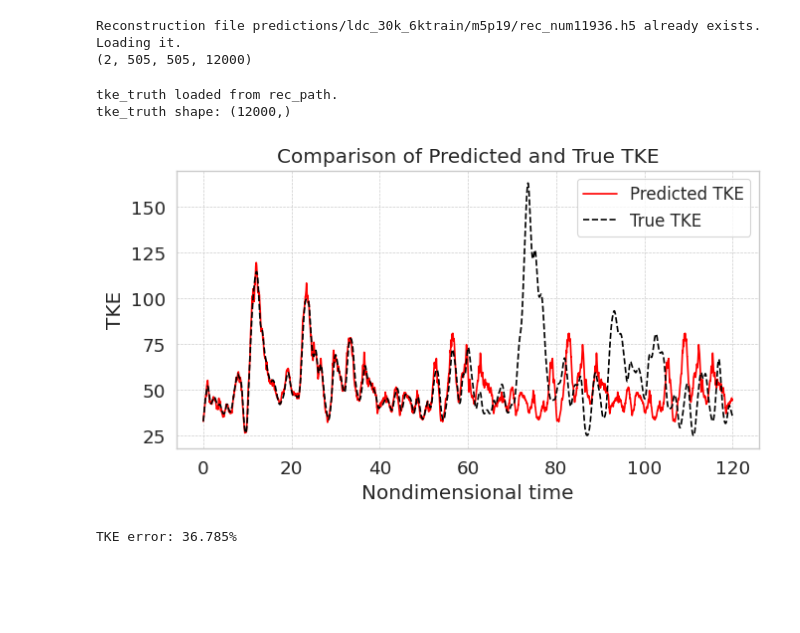
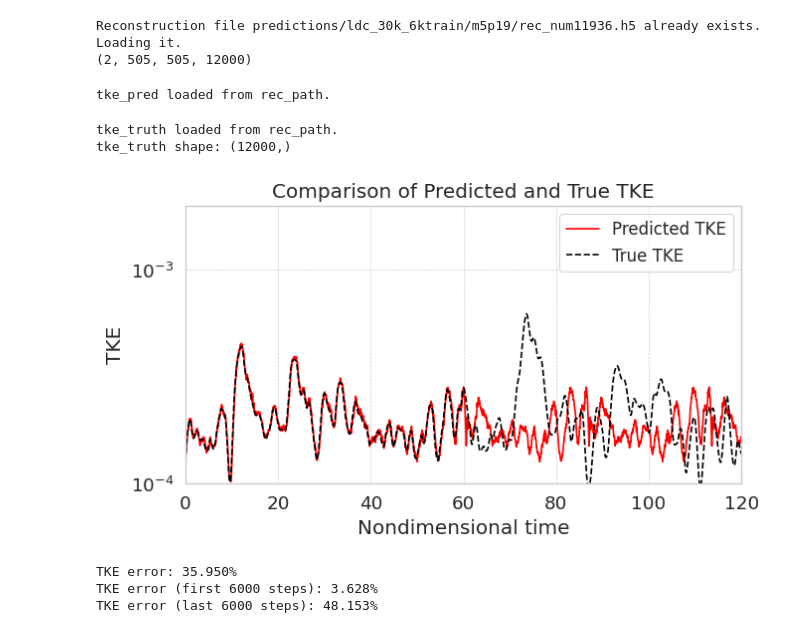
Before and after one commit to morton311/OSC_LDC_ML, a Jupyter notebook: pred_analysis.ipynb, the cells around one changed output. Cells and saved outputs as stored; diff of their text form; code cells hidden in the pictures; blank space fills up the shorter version.

```diff
--- a/pred_analysis.ipynb
+++ b/pred_analysis.ipynb
@@ -28,6 +28,10 @@ from lib.eval import * # Imports analysis functions
 from lib.transformer import TransformerEncoderModel, make_Sequence, train_model, normalize_data, denormalize_data, predict
 # %% [output]
 Using device: cuda
+# %%
+overwrite_tke = False
+overwrite_rms = True
+overwrite_rec = False
 # %%
 # Load the combined configuration file
 config_path = "configs/config.json"
@@ -110,3 +114,19 @@ with h5py.File(data_path, 'r') as f:
 # %%
 with open(latent_config_file, 'rb') as f:
         config = pickle.load(f)
+# %%
+train_results_path = os.path.join(model_dir, 'results.pkl')
+if os.path.exists(train_results_path):
+    with open(train_results_path, 'rb') as f:
+        train_results = pickle.load(f)
+        plt.figure(figsize=(6,4))
+        plt.plot(train_results["train_losses"], label='Training Loss')
+        plt.plot(train_results["test_losses"], label='Test Loss')
+        plt.title('Training Curve')
+        plt.xlabel('Epoch')
+        plt.ylabel('MSE Loss')
+        plt.legend()
+        plt.grid()
+        plt.yscale('log')
+        plt.tight_layout()
+        plt.savefig(fig_dir + latent_id + 'loss_history.png',dpi=300)
@@ -138,19 +160,25 @@ Reconstruction file predictions/ldc_30k_6ktrain/m5p19/rec_num11936.h5 already ex
 (2, 505, 505, 12000)
 # %%
 with h5py.File(rec_path, 'r+') as f:
-    if 'tke_pred' not in f.keys():
+    if 'tke_pred' not in f.keys() or overwrite_tke:
+        if 'tke_pred' in f.keys():
+            del f['tke_pred']  # Delete the existing dataset
         tke_pred = 1/2 * np.sum(f['Q_rec'][:]**2, axis=(0, 1, 2))
         f.create_dataset('tke_pred', data=tke_pred)
         print("tke_pred saved to rec_path.")
     else:
         tke_pred = f['tke_pred'][:]
         print("tke_pred loaded from rec_path.")
+# %% [output]
+tke_pred loaded from rec_path.
 # %%
 with h5py.File(rec_path, 'r+') as g:
-    if 'tke_truth' not in g.keys():
+    if 'tke_truth' not in g.keys() or overwrite_tke:
         with h5py.File(data_path, 'r') as f:
             mean_uv = f['mean'][:config.nx_t,:config.ny_t,:]
             tke_truth = 1/2* np.sum((f['UV'][:num_predictions + time_lag,:config.nx_t,:config.ny_t,:] - mean_uv[np.newaxis,...] )**2, axis=(1,2,3))
+        if 'tke_truth' in g.keys():
+            del g['tke_truth']
         g.create_dataset('tke_truth', data=tke_truth)
         print("tke_truth saved to rec_path.")
     else:
@@ -163,23 +191,35 @@ tke_truth shape: (12000,)
 # %%
 plt.figure(figsize=(7, 4))
 t = np.arange(tke_pred.shape[0]) / 100
-plt.plot(t, tke_pred, label='Predicted TKE', color='r', linestyle='-')
-plt.plot(t, tke_truth, label='True TKE', color='k', linestyle='--')
+plt.semilogy(t, tke_pred/512**2, label='Predicted TKE', color='r', linestyle='-')
+plt.semilogy(t, tke_truth/512**2, label='True TKE', color='k', linestyle='--')
 
 plt.xlabel('Nondimensional time')
 plt.ylabel('TKE')
 plt.title('Comparison of Predicted and True TKE')
 plt.legend(loc='upper right', fontsize=12)
 plt.grid(visible=True, linestyle='--', linewidth=0.5)
+plt.ylim(1e-4, 2e-3)
+plt.xlim(0, 120)
 
 plt.tight_layout()
 plt.savefig(fig_dir + latent_id + 'tke_comparison.pdf', dpi=300)
 plt.savefig(fig_dir + latent_id + 'tke_comparison.png', dpi=300)
 plt.show()
 
 # Calculate the error
 tke_error = np.linalg.norm(tke_pred - tke_truth) / np.linalg.norm(tke_truth)
 print(f"TKE error: {100*tke_error:.3f}%")
+
+# tke error on first 6000 steps
+tke_error_6000 = np.linalg.norm(tke_pred[:6000] - tke_truth[:6000]) / np.linalg.norm(tke_truth[:6000])
+print(f"TKE error (first 6000 steps): {100*tke_error_6000:.3f}%")
+
+# tke error on last 6000 steps
+tke_error_last_6000 = np.linalg.norm(tke_pred[-6000:] - tke_truth[-6000:]) / np.linalg.norm(tke_truth[-6000:])
+print(f"TKE error (last 6000 steps): {100*tke_error_last_6000:.3f}%")
 # %% [output]
-[figure, old version]
+[figure, new version]
-TKE error: 36.785%
+TKE error: 35.950%
+TKE error (first 6000 steps): 3.628%
+TKE error (last 6000 steps): 48.153%
```
Also changed, not shown: parts of 14 cells of this notebook, 3 other files.
